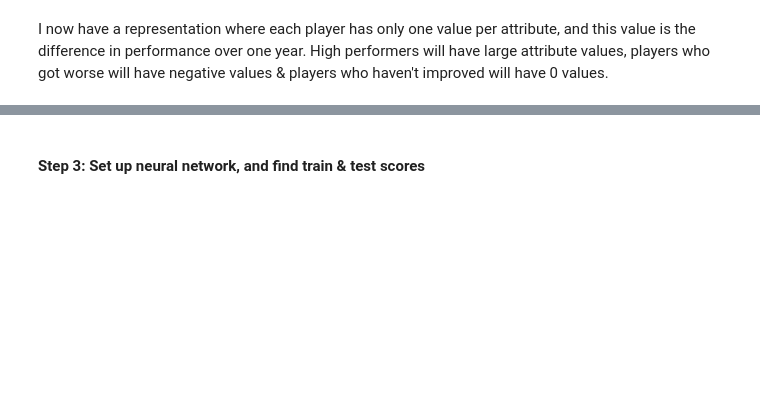
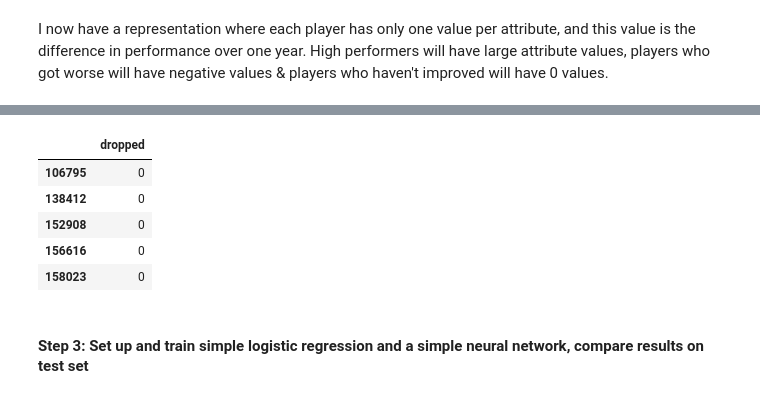
Before and after one commit to sri-ram-swaminathan/BMKG-Individual-Project, a Jupyter notebook: code/mine.ipynb, the cells around one changed output, grey strips where cells are left out. Saved outputs shown, nothing was run; the diff lists cells and outputs as text; code cells hidden in the pictures; blank space fills up the shorter version.

```diff
--- a/code/mine.ipynb
+++ b/code/mine.ipynb
@@ -242,4 +275,0 @@ players = ensure_numeric(players)
-# %%
-for player_id, attributes in players.items():
-    if 'club' in attributes:
-        del attributes['club']  # Remove the club since it can be a confounder, sure some clubs buy more players than others but without context the neural network will just confound
@@ -348,0 +388,13 @@ X_train, X_test, y_train, y_test, train_idx, test_idx = train_test_split(
+# %%
+# Create target vector
+target_vector = [attributes['dropped'][0] for attributes in players.values()]
+y = pd.DataFrame(target_vector, index=player_ids, columns=['dropped'])
+
+y.head()
+# %% [output]
+|  | dropped |
+| 106795 | 0 |
+| 138412 | 0 |
+| 152908 | 0 |
+| 156616 | 0 |
+| 158023 | 0 |
@@ -349,2 +408,2 @@ X_train, X_test, y_train, y_test, train_idx, test_idx = train_test_split(
 # %% [markdown]
-#### Step 3: Set up neural network, and find train & test scores
+#### Step 3: Set up and train simple logistic regression and a simple neural network, compare results on test set
```
Also changed, not shown: parts of 34 cells of this notebook, 3 other files.
